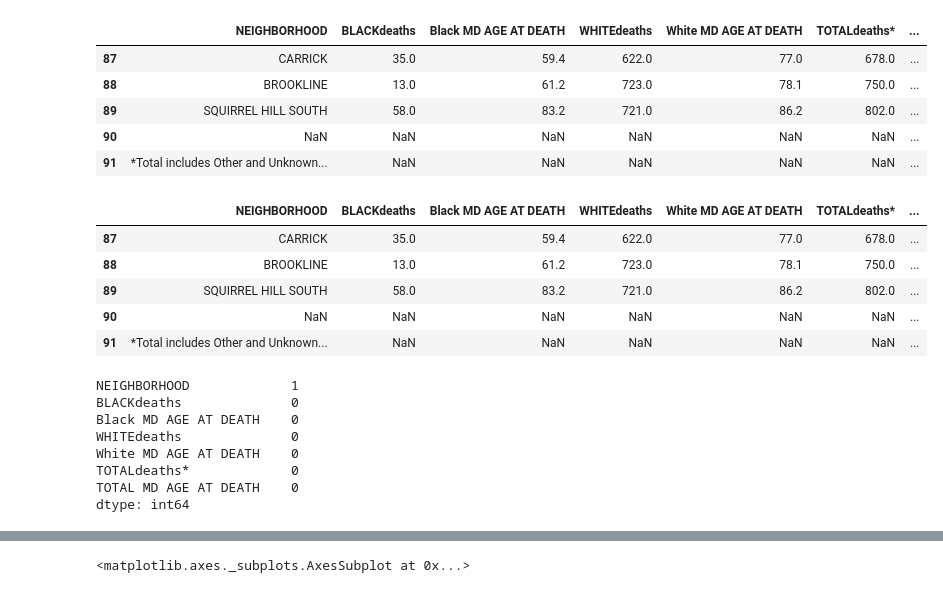
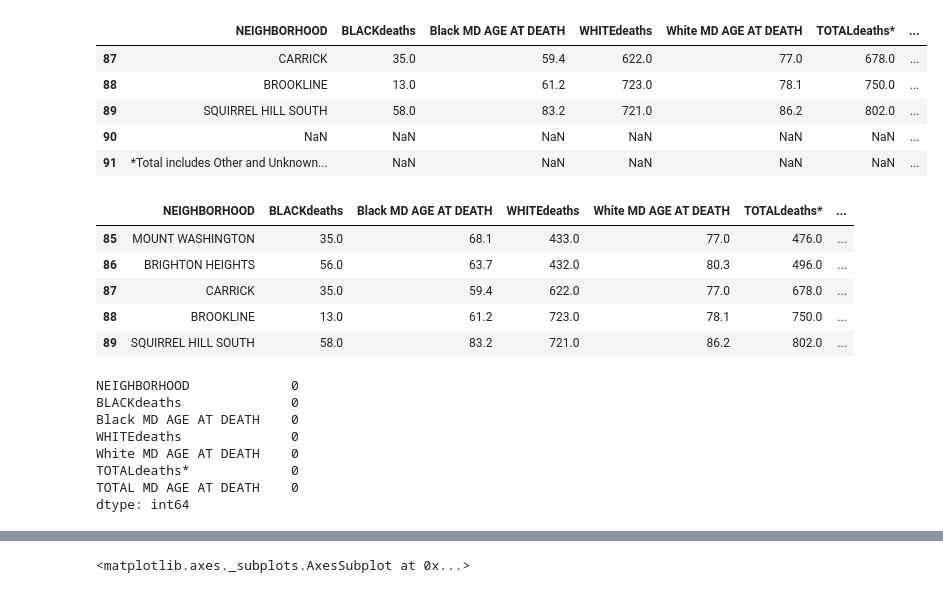
Before and after one commit to lilyyoung21/Final-Project, a Jupyter notebook: Final_Project.ipynb, the cells around one changed output, grey strips where cells are left out. Cells and saved outputs as stored; diff of their text form; code cells hidden in the pictures.

```diff
--- a/Final_Project.ipynb
+++ b/Final_Project.ipynb
@@ -62,16 +62,16 @@ data.tail()
 | 90 | NaN | NaN | NaN | NaN | NaN | NaN | ... |
 | 91 | *Total includes Other and Unknown... | NaN | NaN | NaN | NaN | NaN | ... |
 # %%
-#data.drop(91, inplace=True)
-#data.drop(90,inplace=True)
+data.drop(91, inplace=True)
+data.drop(90,inplace=True)
 data.tail()
 # %% [output]
 |  | NEIGHBORHOOD | BLACKdeaths | Black MD AGE AT DEATH | WHITEdeaths | White MD AGE AT DEATH | TOTALdeaths* | ... |
+| 85 | MOUNT WASHINGTON | 35.0 | 68.1 | 433.0 | 77.0 | 476.0 | ... |
+| 86 | BRIGHTON HEIGHTS | 56.0 | 63.7 | 432.0 | 80.3 | 496.0 | ... |
 | 87 | CARRICK | 35.0 | 59.4 | 622.0 | 77.0 | 678.0 | ... |
 | 88 | BROOKLINE | 13.0 | 61.2 | 723.0 | 78.1 | 750.0 | ... |
 | 89 | SQUIRREL HILL SOUTH | 58.0 | 83.2 | 721.0 | 86.2 | 802.0 | ... |
-| 90 | NaN | NaN | NaN | NaN | NaN | NaN | ... |
-| 91 | *Total includes Other and Unknown... | NaN | NaN | NaN | NaN | NaN | ... |
 # %%
 data['BLACKdeaths'].fillna(data['BLACKdeaths'].mean(), inplace=True)
 data['Black MD AGE AT DEATH'].fillna(data['Black MD AGE AT DEATH'].mean(), inplace=True)
@@ -81,9 +81,8 @@ data['TOTALdeaths*'].fillna(data['TOTALdeaths*'].mean(), inplace=True)
 data['TOTAL MD AGE AT DEATH'].fillna(data['TOTAL MD AGE AT DEATH'].mean(), inplace=True)
 # %%
 data.isnull().sum()
-data['NEIGHBORHOOD'].dropna(inplace=True)
 # %% [output]
-NEIGHBORHOOD             1
+NEIGHBORHOOD             0
 BLACKdeaths              0
 Black MD AGE AT DEATH    0
 WHITEdeaths              0
```
Also changed, not shown: parts of 5 cells of this notebook.
